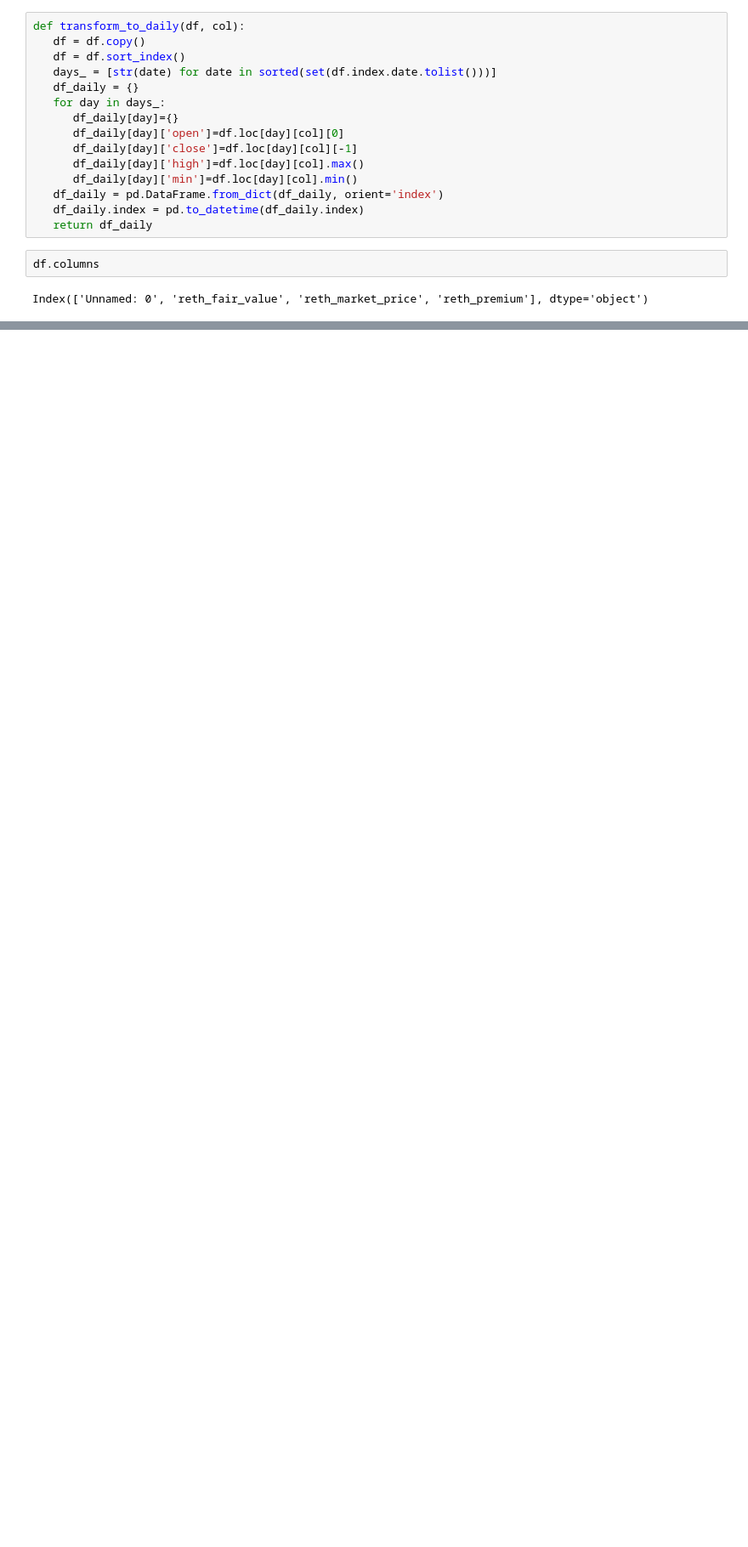
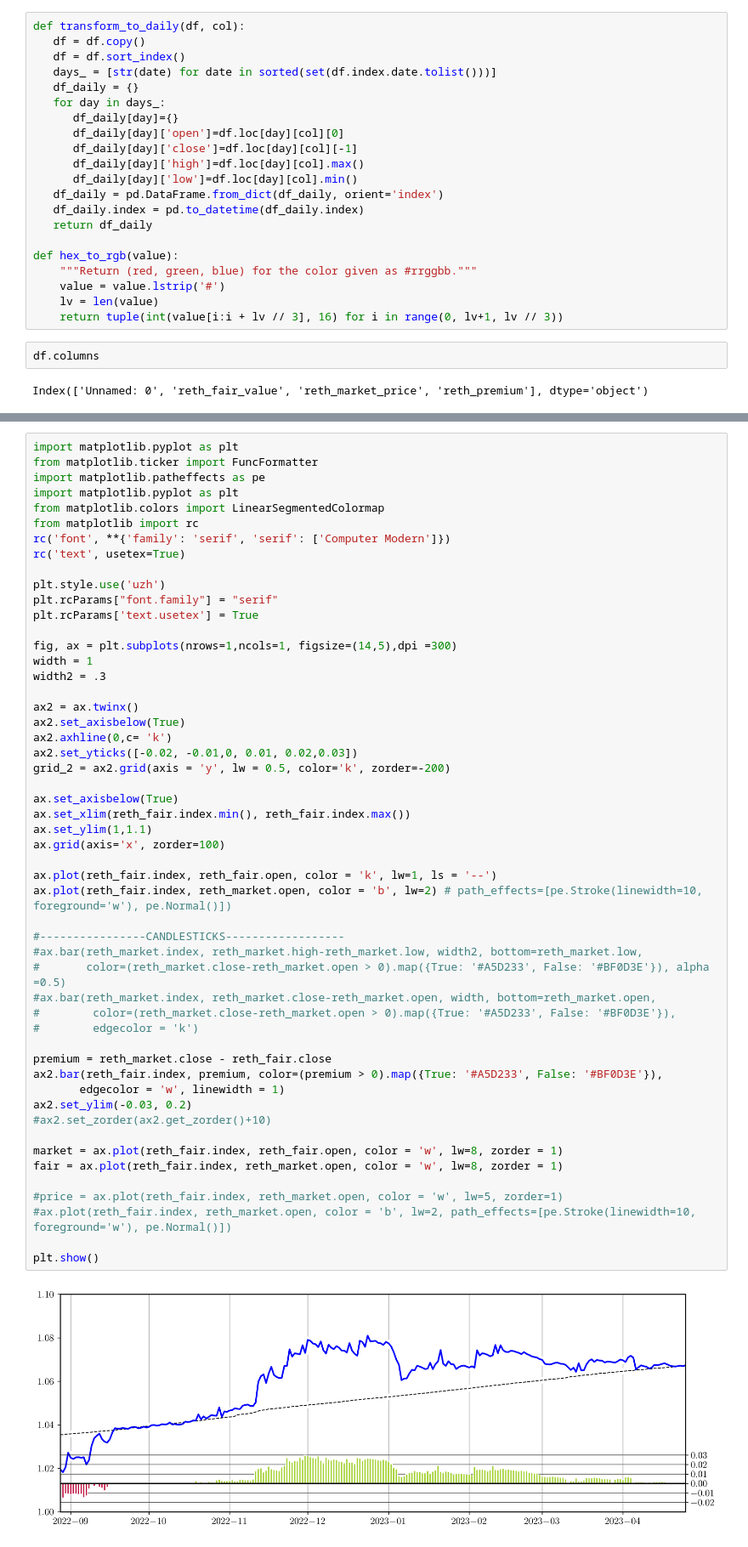
Before and after one commit to kgogol/UZHLiquidStaking, a Jupyter notebook: data_analysis.ipynb, the cells around one changed output, grey strips where cells are left out. Shown at 85% size. Cells and saved outputs as stored; diff of their text form; blank space fills up the shorter version.

```diff
--- a/data_analysis.ipynb
+++ b/data_analysis.ipynb
@@ -50,10 +51,16 @@ def transform_to_daily(df, col):
       df_daily[day]['open']=df.loc[day][col][0]
       df_daily[day]['close']=df.loc[day][col][-1]
       df_daily[day]['high']=df.loc[day][col].max()
-      df_daily[day]['min']=df.loc[day][col].min()
+      df_daily[day]['low']=df.loc[day][col].min()
    df_daily = pd.DataFrame.from_dict(df_daily, orient='index')
    df_daily.index = pd.to_datetime(df_daily.index)
    return df_daily
+
+def hex_to_rgb(value):
+    """Return (red, green, blue) for the color given as #rrggbb."""
+    value = value.lstrip('#')
+    lv = len(value)
+    return tuple(int(value[i:i + lv // 3], 16) for i in range(0, lv+1, lv // 3))
 # %%
 df.columns
 # %% [output]
@@ -82,3 +71,57 @@ reth_market = transform_to_daily(df,'reth_market_price')
+# %%
+import matplotlib.pyplot as plt
+from matplotlib.ticker import FuncFormatter
+import matplotlib.patheffects as pe
+import matplotlib.pyplot as plt
+from matplotlib.colors import LinearSegmentedColormap
+from matplotlib import rc
+rc('font', **{'family': 'serif', 'serif': ['Computer Modern']})
+rc('text', usetex=True)
+
+plt.style.use('uzh')
+plt.rcParams["font.family"] = "serif"
+plt.rcParams['text.usetex'] = True
+
+fig, ax = plt.subplots(nrows=1,ncols=1, figsize=(14,5),dpi =300)
+width = 1
+width2 = .3
+
+ax2 = ax.twinx()
+ax2.set_axisbelow(True)
+ax2.axhline(0,c= 'k')
+ax2.set_yticks([-0.02, -0.01,0, 0.01, 0.02,0.03])
+grid_2 = ax2.grid(axis = 'y', lw = 0.5, color='k', zorder=-200)
+
+ax.set_axisbelow(True)
+ax.set_xlim(reth_fair.index.min(), reth_fair.index.max())
+ax.set_ylim(1,1.1)
+ax.grid(axis='x', zorder=100)
+
+ax.plot(reth_fair.index, reth_fair.open, color = 'k', lw=1, ls = '--')
+ax.plot(reth_fair.index, reth_market.open, color = 'b', lw=2) # path_effects=[pe.Stroke(linewidth=10, foreground='w'), pe.Normal()])
+
+#----------------CANDLESTICKS------------------
+#ax.bar(reth_market.index, reth_market.high-reth_market.low, width2, bottom=reth_market.low,
+#       color=(reth_market.close-reth_market.open > 0).map({True: '#A5D233', False: '#BF0D3E'}), alpha =0.5)
+#ax.bar(reth_market.index, reth_market.close-reth_market.open, width, bottom=reth_market.open,
+#        color=(reth_market.close-reth_market.open > 0).map({True: '#A5D233', False: '#BF0D3E'}),
+#        edgecolor = 'k')
+
+premium = reth_market.close - reth_fair.close
+ax2.bar(reth_fair.index, premium, color=(premium > 0).map({True: '#A5D233', False: '#BF0D3E'}),
+       edgecolor = 'w', linewidth = 1)
+ax2.set_ylim(-0.03, 0.2)
+#ax2.set_zorder(ax2.get_zorder()+10)
+
+market = ax.plot(reth_fair.index, reth_fair.open, color = 'w', lw=8, zorder = 1)
+fair = ax.plot(reth_fair.index, reth_market.open, color = 'w', lw=8, zorder = 1)
+
+#price = ax.plot(reth_fair.index, reth_market.open, color = 'w', lw=5, zorder=1)
+#ax.plot(reth_fair.index, reth_market.open, color = 'b', lw=2, path_effects=[pe.Stroke(linewidth=10, foreground='w'), pe.Normal()])
+
+plt.show()
+# %% [output]
+[figure, added]
 # %%
 def resample_stock_data(df, timedelta):
     # make a copy
```
Also changed, not shown: parts of 17 cells of this notebook, 1 other file.
